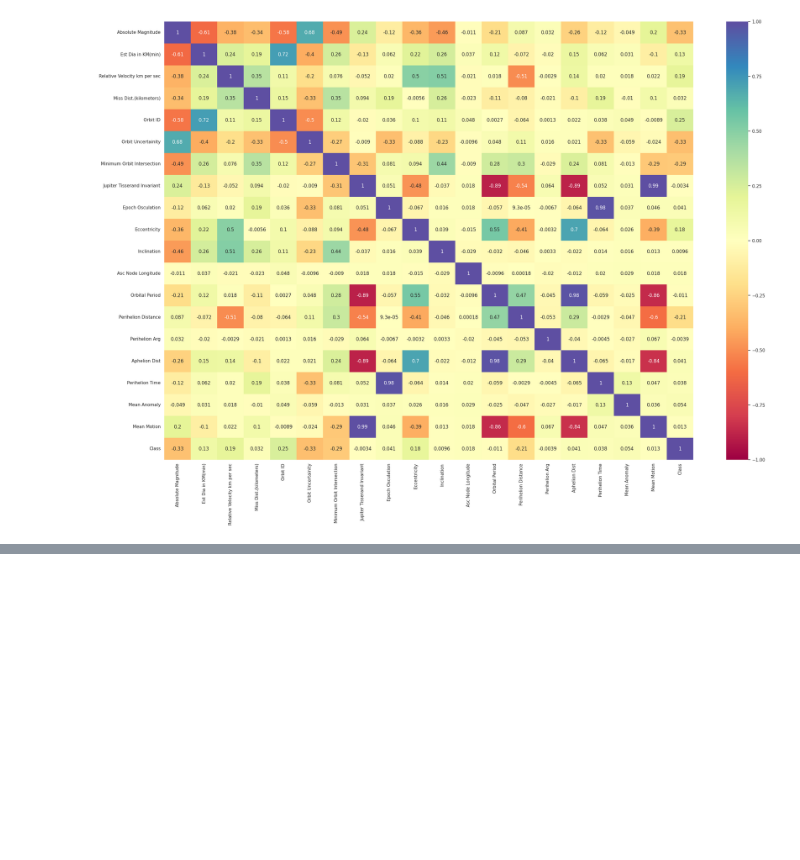
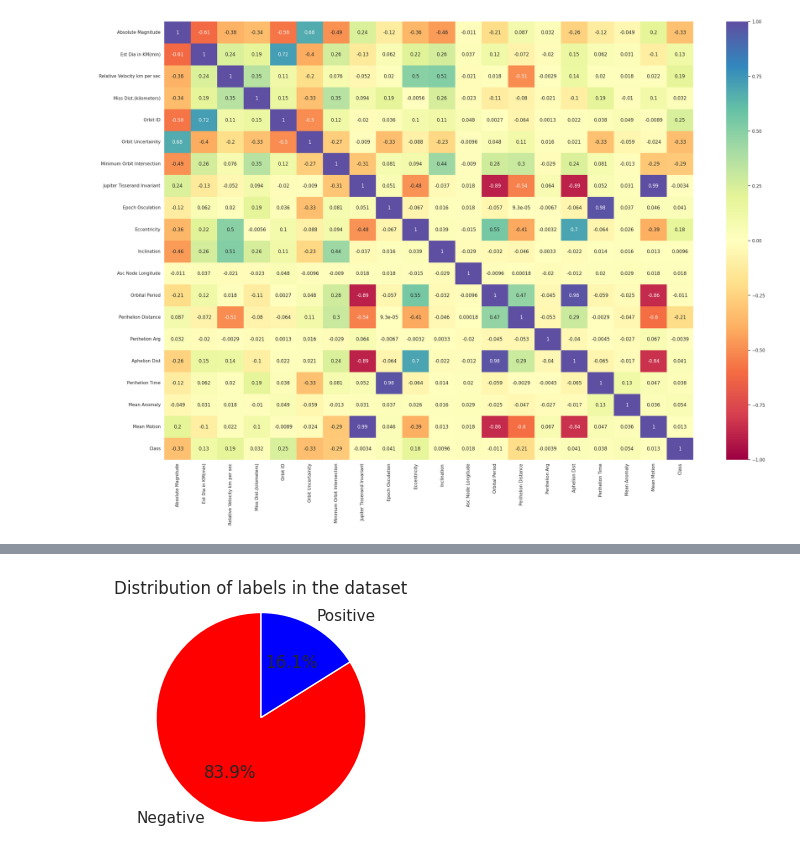
Before and after one commit to HugoLeda/machine_learning, a Jupyter notebook: NASA_Asteroids_Classification.ipynb, the cells around one changed output, grey strips where cells are left out. Drawn from its saved outputs; the diff is of its cells as text; code cells hidden in the pictures; blank space fills up the shorter version.

```diff
--- a/NASA_Asteroids_Classification.ipynb
+++ b/NASA_Asteroids_Classification.ipynb
@@ -115,0 +125,22 @@ plt.close()
+# %%
+total_records = df.shape[0]
+
+positives = df[df['Class'] == True].shape[0]
+negatives = df[df['Class'] == False].shape[0]
+
+percentage_negatives = (negatives / total_records) * 100
+percentage_positives = (positives / total_records) * 100
+
+labels = ['Negative', 'Positive']
+
+colors = ['red', 'blue']
+values = [percentage_negatives, percentage_positives]
+
+plt.figure(figsize=(4, 3))
+plt.pie(values, labels=labels, autopct='%1.1f%%', startangle=90, colors=colors)
+plt.title('Distribution of labels in the dataset')
+plt.axis('equal')
+
+plt.show()
+# %% [output]
+[figure, added]
```
Also changed, not shown: parts of 8 cells of this notebook.
